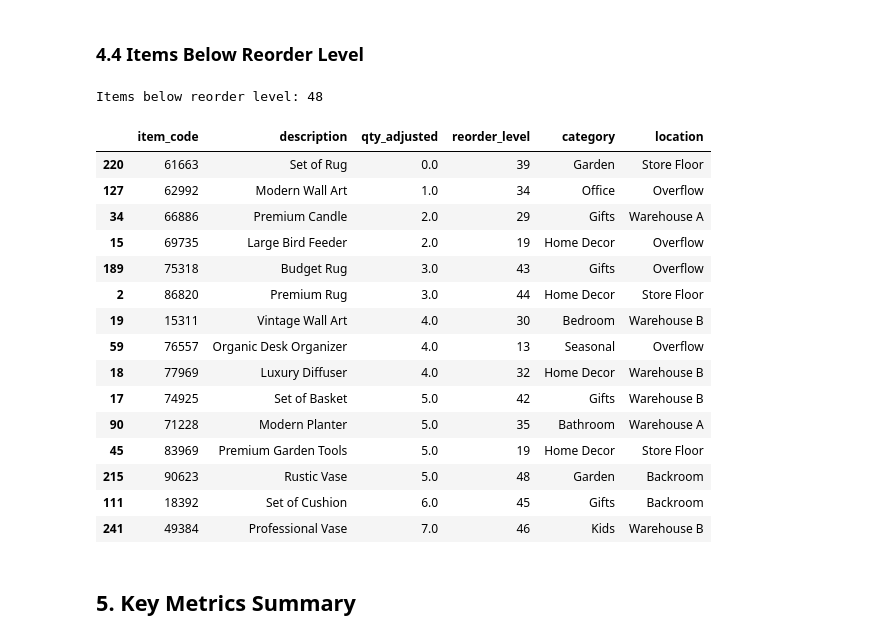
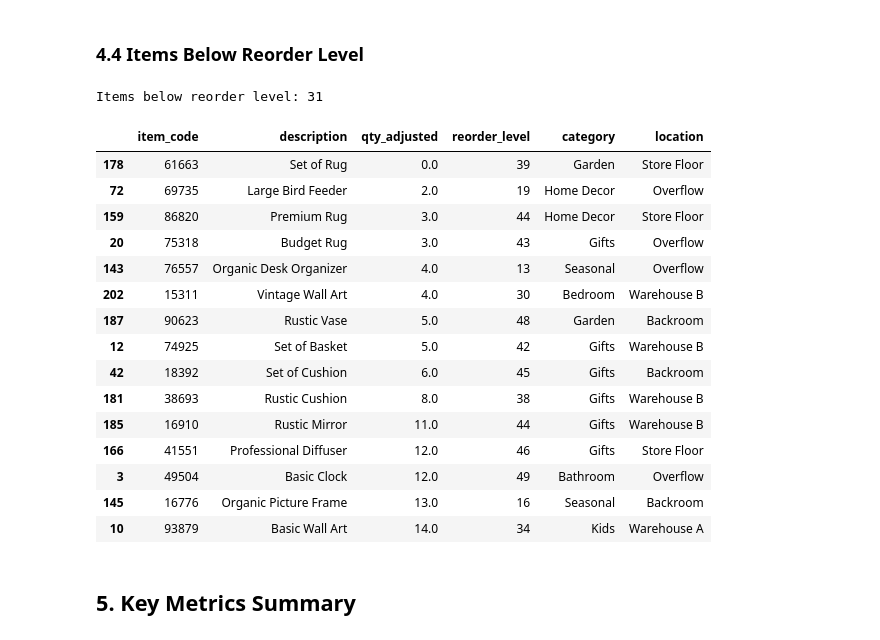
Before and after one commit to domgiordano/arete-take-home, a Jupyter notebook: notebooks/inventory_analysis.ipynb, the cells around one changed output. Saved outputs shown, nothing was run; the diff lists cells and outputs as text; code cells hidden in the pictures.

```diff
--- a/notebooks/inventory_analysis.ipynb
+++ b/notebooks/inventory_analysis.ipynb
@@ -203,9 +208,35 @@ from core.parsers import ProductNameNormalizer
 
 normalizer = ProductNameNormalizer()
 
-# Create lookup from inventory - handle duplicate descriptions by keeping first
-inv_deduped = inv.drop_duplicates(subset='description_normalized', keep='first')
-inv_lookup = inv_deduped.set_index('description_normalized')[['item_code_normalized', 'qty_adjusted', 'reorder_level', 'retail_price', 'category', 'location']].to_dict('index')
+pos['description_normalized'] = normalizer.normalize_series(pos['product_name'])
+
+# Check for duplicate product names in inventory (data quality issue)
+duplicate_names = inv.groupby('description_normalized').size()
+duplicate_names = duplicate_names[duplicate_names > 1]
+print(f"⚠️  Data Quality Finding: {len(duplicate_names)} products have duplicate names with different item codes")
+print(f"   This affects {duplicate_names.sum()} inventory records total")
+print(f"   Example: 'Large Lamp' has item codes 97054 (193 units) and 75733 (100 units)")
+print(f"   → Recommendation: Implement unique product identifiers\n")
+
+# Aggregate inventory by normalized product name to handle duplicates
+# This sums quantities and uses weighted average for prices
+inv_aggregated = inv.groupby('description_normalized').agg(
+    item_code=('item_code', 'first'),
+    description=('description', 'first'),
+    qty_adjusted=('qty_adjusted', 'sum'),  # Summing quantity is correct
+    reorder_level=('reorder_level', 'max'), # Use MAX to avoid inflating the goalpost
+    retail_price=('retail_price', 'mean'),
+    category=('category', 'first'),
+    location=('location', lambda x: ', '.join(x.unique())),  # Combine locations
+    item_code_normalized=('item_code_normalized', 'first'),
+    duplicate_count=('item_code', 'count'),  # Track how many records were merged
+    physical_count_override=('physical_count_override', 'sum')
+).reset_index()
+
+print(f"Inventory after aggregating duplicates: {len(inv_aggregated)} unique products (was {len(inv)} records)")
+
+# Create lookup from aggregated inventory
+inv_lookup = inv_aggregated.set_index('description_normalized')[['item_code_normalized', 'qty_adjusted', 'reorder_level', 'retail_price', 'category', 'location']].to_dict('index')
 
 # Match POS products to inventory
 pos_by_sku['product_name_normalized'] = normalizer.normalize_series(pos_by_sku['product_name'])
@@ -378,28 +445,30 @@ plt.show()
 # %% [markdown]
 ### 4.4 Items Below Reorder Level
 # %%
-below_reorder = inv[inv['below_reorder_level']].sort_values('qty_adjusted')
+# Use aggregated inventory for below reorder analysis
+inv_aggregated['below_reorder_level'] = inv_aggregated['qty_adjusted'] < inv_aggregated['reorder_level']
+below_reorder = inv_aggregated[inv_aggregated['below_reorder_level']].sort_values('qty_adjusted')
 print(f"Items below reorder level: {len(below_reorder)}")
 
 below_reorder[['item_code', 'description', 'qty_adjusted', 'reorder_level', 'category', 'location']].head(15)
 # %% [output]
-Items below reorder level: 48
+Items below reorder level: 31
 |  | item_code | description | qty_adjusted | reorder_level | category | location |
-| 220 | 61663 | Set of Rug | 0.0 | 39 | Garden | Store Floor |
-| 127 | 62992 | Modern Wall Art | 1.0 | 34 | Office | Overflow |
-| 34 | 66886 | Premium Candle | 2.0 | 29 | Gifts | Warehouse A |
-| 15 | 69735 | Large Bird Feeder | 2.0 | 19 | Home Decor | Overflow |
-| 189 | 75318 | Budget Rug | 3.0 | 43 | Gifts | Overflow |
-| 2 | 86820 | Premium Rug | 3.0 | 44 | Home Decor | Store Floor |
-| 19 | 15311 | Vintage Wall Art | 4.0 | 30 | Bedroom | Warehouse B |
-| 59 | 76557 | Organic Desk Organizer | 4.0 | 13 | Seasonal | Overflow |
-| 18 | 77969 | Luxury Diffuser | 4.0 | 32 | Home Decor | Warehouse B |
-| 17 | 74925 | Set of Basket | 5.0 | 42 | Gifts | Warehouse B |
-| 90 | 71228 | Modern Planter | 5.0 | 35 | Bathroom | Warehouse A |
-| 45 | 83969 | Premium Garden Tools | 5.0 | 19 | Home Decor | Store Floor |
-| 215 | 90623 | Rustic Vase | 5.0 | 48 | Garden | Backroom |
-| 111 | 18392 | Set of Cushion | 6.0 | 45 | Gifts | Backroom |
-| 241 | 49384 | Professional Vase | 7.0 | 46 | Kids | Warehouse B |
+| 178 | 61663 | Set of Rug | 0.0 | 39 | Garden | Store Floor |
+| 72 | 69735 | Large Bird Feeder | 2.0 | 19 | Home Decor | Overflow |
+| 159 | 86820 | Premium Rug | 3.0 | 44 | Home Decor | Store Floor |
+| 20 | 75318 | Budget Rug | 3.0 | 43 | Gifts | Overflow |
+| 143 | 76557 | Organic Desk Organizer | 4.0 | 13 | Seasonal | Overflow |
+| 202 | 15311 | Vintage Wall Art | 4.0 | 30 | Bedroom | Warehouse B |
+| 187 | 90623 | Rustic Vase | 5.0 | 48 | Garden | Backroom |
+| 12 | 74925 | Set of Basket | 5.0 | 42 | Gifts | Warehouse B |
+| 42 | 18392 | Set of Cushion | 6.0 | 45 | Gifts | Backroom |
+| 181 | 38693 | Rustic Cushion | 8.0 | 38 | Gifts | Warehouse B |
+| 185 | 16910 | Rustic Mirror | 11.0 | 44 | Gifts | Warehouse B |
+| 166 | 41551 | Professional Diffuser | 12.0 | 46 | Gifts | Store Floor |
+| 3 | 49504 | Basic Clock | 12.0 | 49 | Bathroom | Overflow |
+| 145 | 16776 | Organic Picture Frame | 13.0 | 16 | Seasonal | Backroom |
+| 10 | 93879 | Basic Wall Art | 14.0 | 34 | Kids | Warehouse A |
 # %% [markdown]
 ## 5. Key Metrics Summary
 # %%
```
Also changed, not shown: parts of 10 cells of this notebook, 10 other files.
